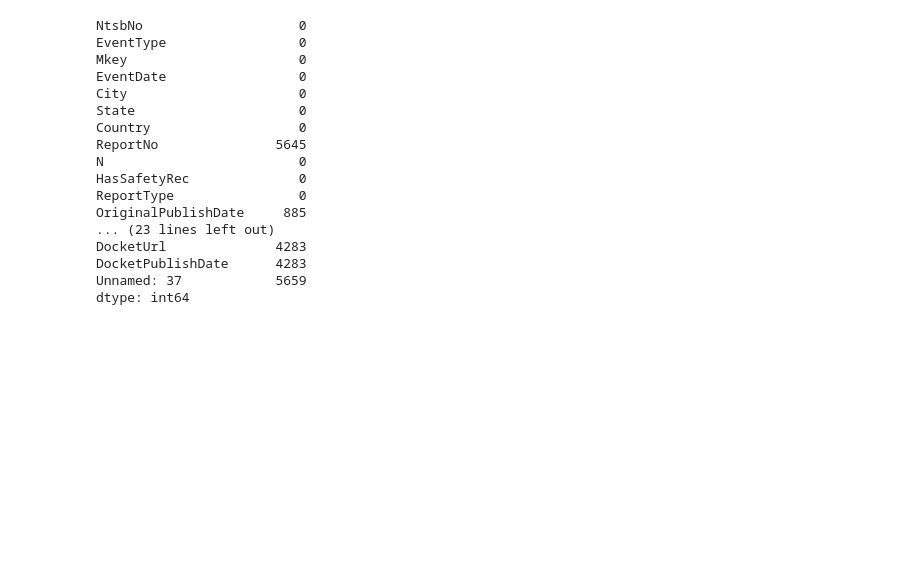
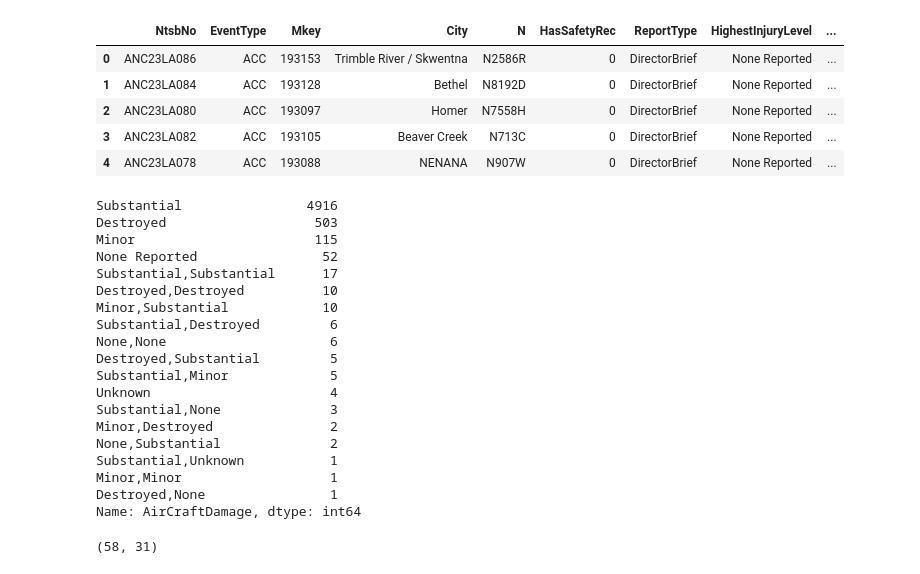
Before and after one commit to TheMirch/dsi-group-project, a Jupyter notebook: code/mike_eda.ipynb, the cells around one changed output. Drawn from its saved outputs; the diff is of its cells as text; code cells hidden in the pictures; blank space fills up the shorter version.

Commit message:
New EDA approach and initial models based on injury boolean

```diff
--- a/code/mike_eda.ipynb
+++ b/code/mike_eda.ipynb
@@ -5,5 +7,5 @@ import matplotlib.pyplot as plt
 # %%
-av = pd.read_csv('../datasets/aviation_data.csv')
+ak = pd.read_csv('../datasets/alaska_single_engine_clean.csv')
 # %%
 pd.set_option('display.max_columns', None)
 pd.set_option('display.max_colwidth', None)
@@ -74,20 +12,35 @@ ak_se.to_csv('../datasets/alaska_single_engine.csv')
-# %%
-ak_se.isnull().sum()
-# %% [output]
-NtsbNo                    0
-EventType                 0
-Mkey                      0
-EventDate                 0
-City                      0
-State                     0
-Country                   0
-ReportNo               5645
-N                         0
-HasSafetyRec              0
-ReportType                0
-OriginalPublishDate     885
-... (23 lines left out)
-DocketUrl              4283
-DocketPublishDate      4283
-Unnamed: 37            5659
-dtype: int64
+# %%
+ak.head()
+# %% [output]
+|  | NtsbNo | EventType | Mkey | City | N | HasSafetyRec | ReportType | HighestInjuryLevel | ... |
+| 0 | ANC23LA086 | ACC | 193153 | Trimble River / Skwentna | N2586R | 0 | DirectorBrief | None Reported | ... |
+| 1 | ANC23LA084 | ACC | 193128 | Bethel | N8192D | 0 | DirectorBrief | None Reported | ... |
+| 2 | ANC23LA080 | ACC | 193097 | Homer | N7558H | 0 | DirectorBrief | None Reported | ... |
+| 3 | ANC23LA082 | ACC | 193105 | Beaver Creek | N713C | 0 | DirectorBrief | None Reported | ... |
+| 4 | ANC23LA078 | ACC | 193088 | NENANA | N907W | 0 | DirectorBrief | None Reported | ... |
+# %%
+ak['AirCraftDamage'].value_counts()
+# %% [output]
+Substantial                4916
+Destroyed                   503
+Minor                       115
+None Reported                52
+Substantial,Substantial      17
+Destroyed,Destroyed          10
+Minor,Substantial            10
+Substantial,Destroyed         6
+None,None                     6
+Destroyed,Substantial         5
+Substantial,Minor             5
+Unknown                       4
+Substantial,None              3
+Minor,Destroyed               2
+None,Substantial              2
+Substantial,Unknown           1
+Minor,Minor                   1
+Destroyed,None                1
+Name: AirCraftDamage, dtype: int64
+# %%
+ak[(ak['AirCraftDamage'].str.contains('None Reported')) | (ak['AirCraftDamage'].str.contains('None,None'))].shape
+# %% [output]
+(58, 31)
```
Also changed, not shown: parts of 52 cells of this notebook, 6 other files.
